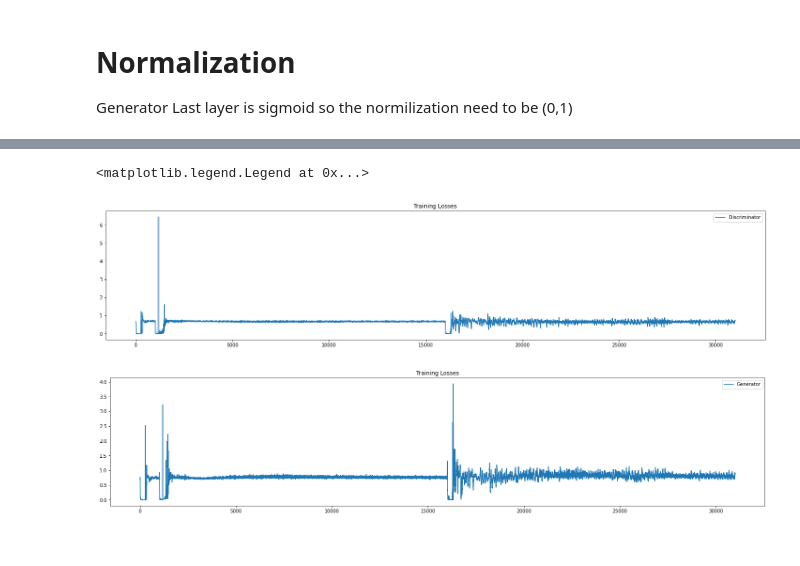
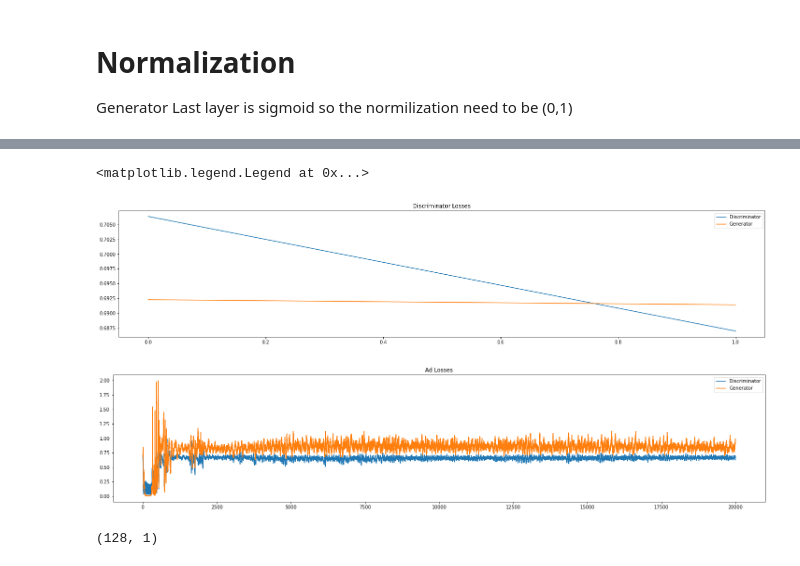
Before and after one commit to appersaravanan/Semeter-2-Assignment-1, a Jupyter notebook: GAN.ipynb, the cells around one changed output, grey strips where cells are left out. Drawn from its saved outputs; the diff is of its cells as text; code cells hidden in the pictures.

```diff
--- a/GAN.ipynb
+++ b/GAN.ipynb
@@ -202,25 +222,30 @@ train(epochs=15000, batch_size=64, save_interval=1000)
 # %%
 losses = np.array(graph_data)
 
 
 fig, ax = plt.subplots(figsize=(25, 5))
-plt.plot(losses.T[0], label='Discriminator')
+plt.plot(losses[0], label='Discriminator')
+plt.plot(losses[1], label='Generator')
 
-
-plt.title("Training Losses")
+plt.title("Discriminator Losses")
 plt.legend()
 
 
 fig, ax = plt.subplots(figsize=(25, 5))
+plt.plot(losses.T[0], label='Discriminator')
+plt.plot(losses.T[1], label='Generator')
 
 
-plt.plot(losses.T[1], label='Generator')
-plt.title("Training Losses")
+plt.title("Ad Losses")
 plt.legend()
 # %% [output]
 <matplotlib.legend.Legend at 0x...>
-[figure, old version]
+[figure, new version]
-[figure, old version]
+[figure, new version]
+# %%
+np.zeros((half_batch,1)).shape
+# %% [output]
+(128, 1)
 # %%
 
 # def train_step(images):
```
Also changed, not shown: parts of 7 cells of this notebook.
